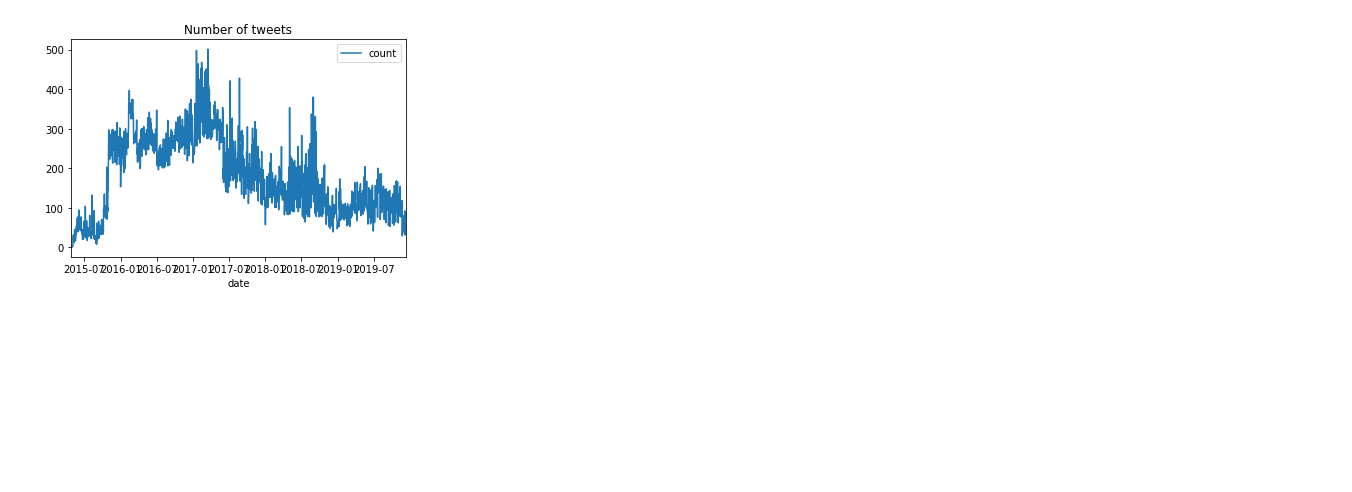
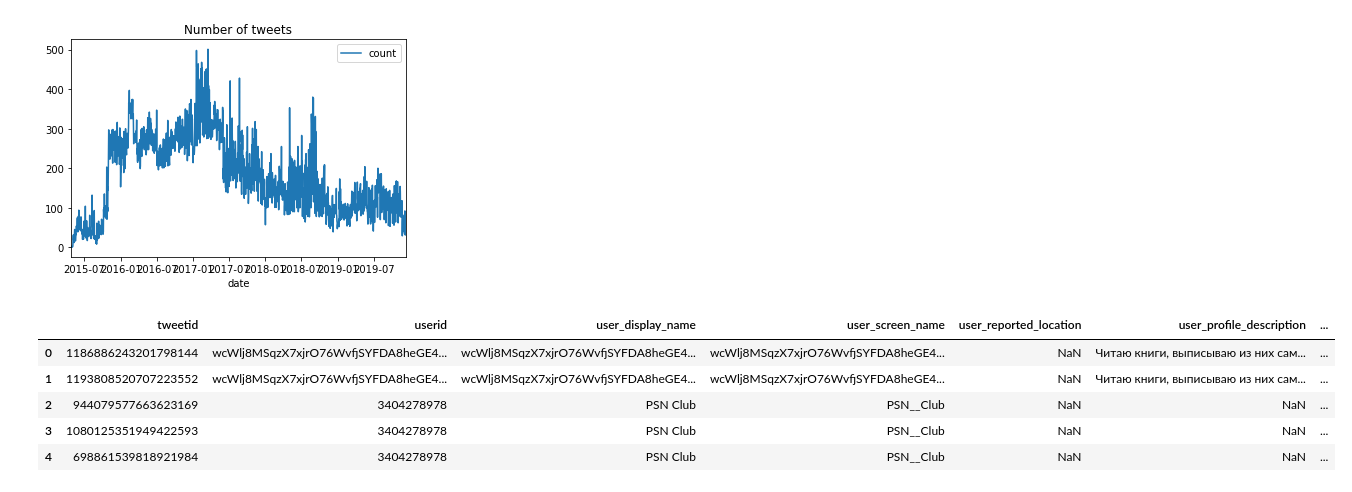
Before and after one commit to aishwaryaanegundi/state-trolls, a Jupyter notebook: temporal_analysis/temporal_analysis.ipynb, the cells around one changed output. Saved outputs shown, nothing was run; the diff lists cells and outputs as text; code cells hidden in the pictures; blank space fills up the shorter version.

```diff
--- a/temporal_analysis/temporal_analysis.ipynb
+++ b/temporal_analysis/temporal_analysis.ipynb
@@ -37,3 +38,12 @@ axes = plt.gca()
 plt.show()
 # %% [output]
 [figure]
+# %%
+data.head()
+# %% [output]
+|  | tweetid | userid | user_display_name | user_screen_name | user_reported_location | user_profile_description | ... |
+| 0 | 1186886243201798144 | wcWlj8MSqzX7xjrO76WvfjSYFDA8heGE4... | wcWlj8MSqzX7xjrO76WvfjSYFDA8heGE4... | wcWlj8MSqzX7xjrO76WvfjSYFDA8heGE4... | NaN | Читаю книги, выписываю из них сам... | ... |
+| 1 | 1193808520707223552 | wcWlj8MSqzX7xjrO76WvfjSYFDA8heGE4... | wcWlj8MSqzX7xjrO76WvfjSYFDA8heGE4... | wcWlj8MSqzX7xjrO76WvfjSYFDA8heGE4... | NaN | Читаю книги, выписываю из них сам... | ... |
+| 2 | 944079577663623169 | 3404278978 | PSN Club | PSN__Club | NaN | NaN | ... |
+| 3 | 1080125351949422593 | 3404278978 | PSN Club | PSN__Club | NaN | NaN | ... |
+| 4 | 698861539818921984 | 3404278978 | PSN Club | PSN__Club | NaN | NaN | ... |
```
Also changed, not shown: parts of 5 cells of this notebook.
